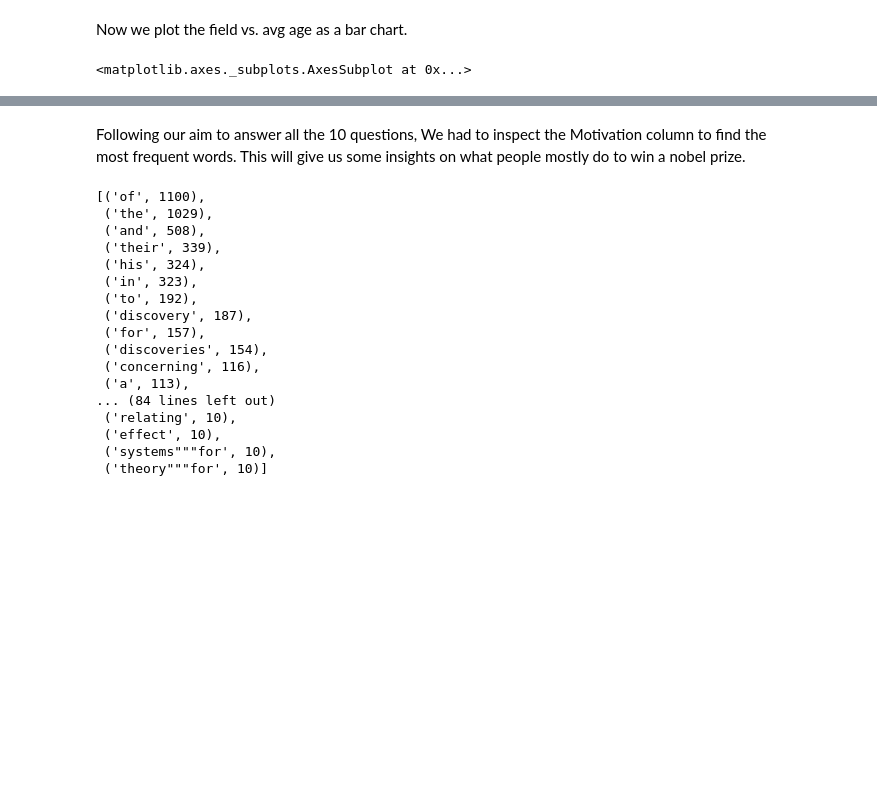
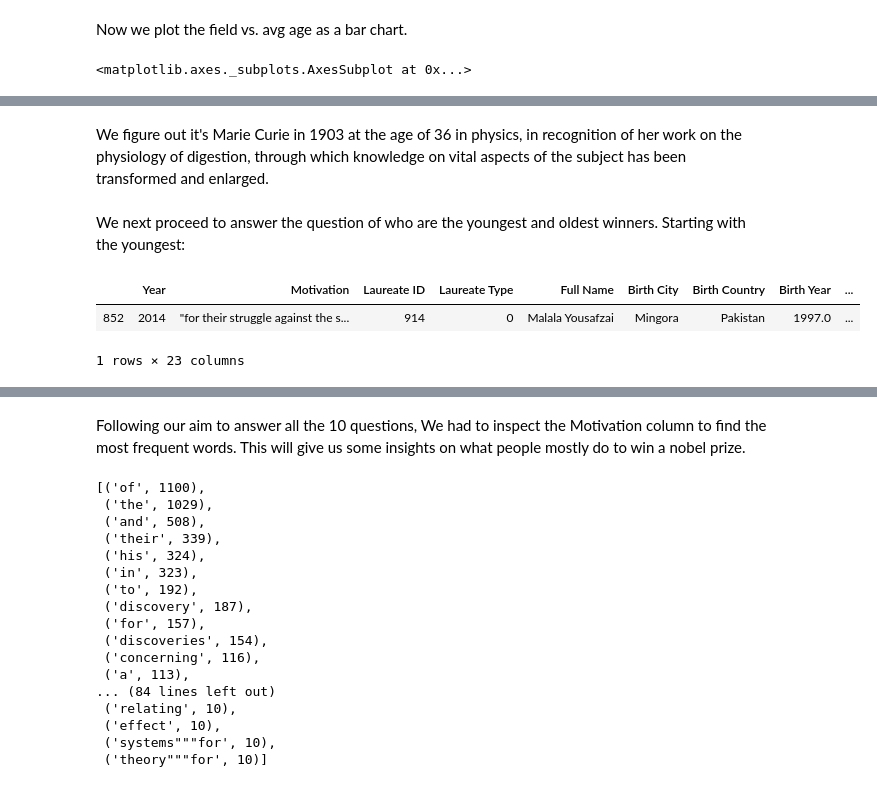
Before and after one commit to maggieezzat/Visual-History-of-Nobel-Prize-Winners, a Jupyter notebook: DE-project(Data Cleaning).ipynb, the cells around one changed output, grey strips where cells are left out. Drawn from its saved outputs; the diff is of its cells as text; code cells hidden in the pictures; blank space fills up the shorter version.

```diff
--- a/DE-project(Data Cleaning).ipynb
+++ b/DE-project(Data Cleaning).ipynb
@@ -623,0 +641,16 @@ avg_age_dist.plot.bar(rot=45)
+# %% [markdown]
+We figure out it's Marie Curie in 1903 at the age of 36 in physics, in recognition of her work on the physiology of digestion, through which knowledge on vital aspects of the subject has been transformed and enlarged.
+# %% [markdown]
+We next proceed to answer the question of who are the youngest and oldest winners. Starting with the youngest:
+# %%
+#first we get the individuals only.
+ind = nobel_cleaned.loc[nobel_cleaned['Laureate Type'] == 0]
+
+min_age = ind['Age'].min()
+youngest_winner = ind.loc[ind['Age'] == min_age]
+
+youngest_winner
+# %% [output]
+|  | Year | Motivation | Laureate ID | Laureate Type | Full Name | Birth City | Birth Country | Birth Year | ... |
+| 852 | 2014 | "for their struggle against the s... | 914 | 0 | Malala Yousafzai | Mingora | Pakistan | 1997.0 | ... |
+1 rows × 23 columns
```
Also changed, not shown: parts of 5 cells of this notebook, 1 other file.
